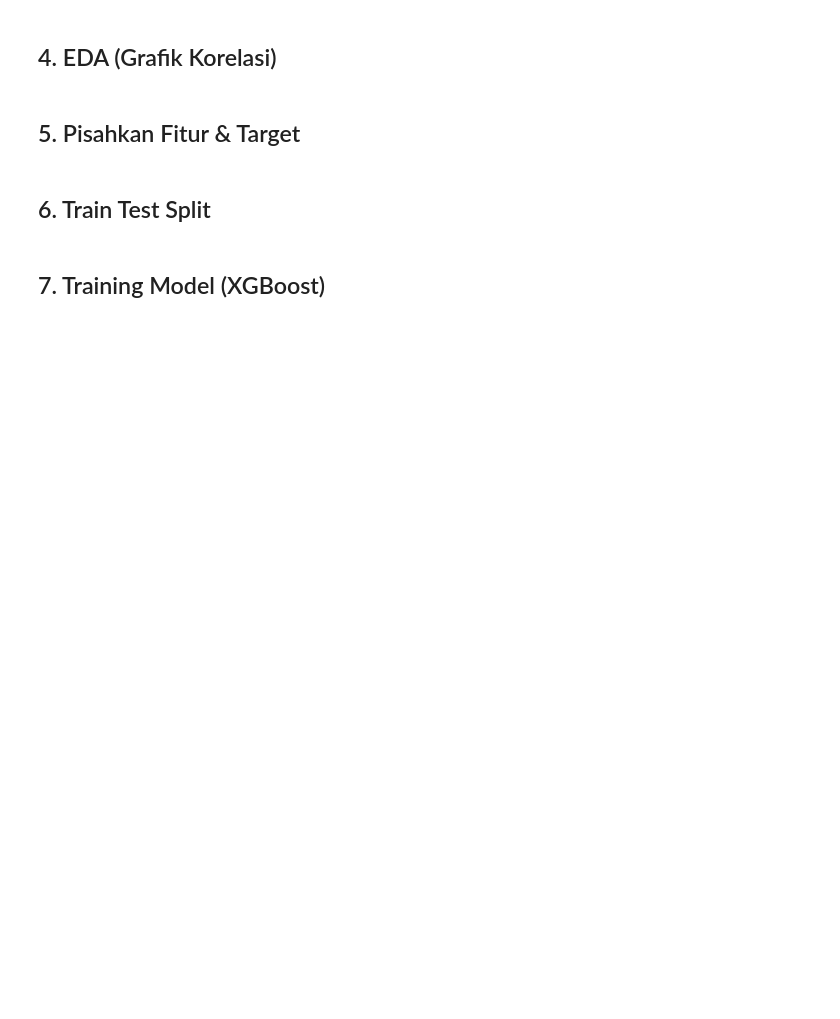
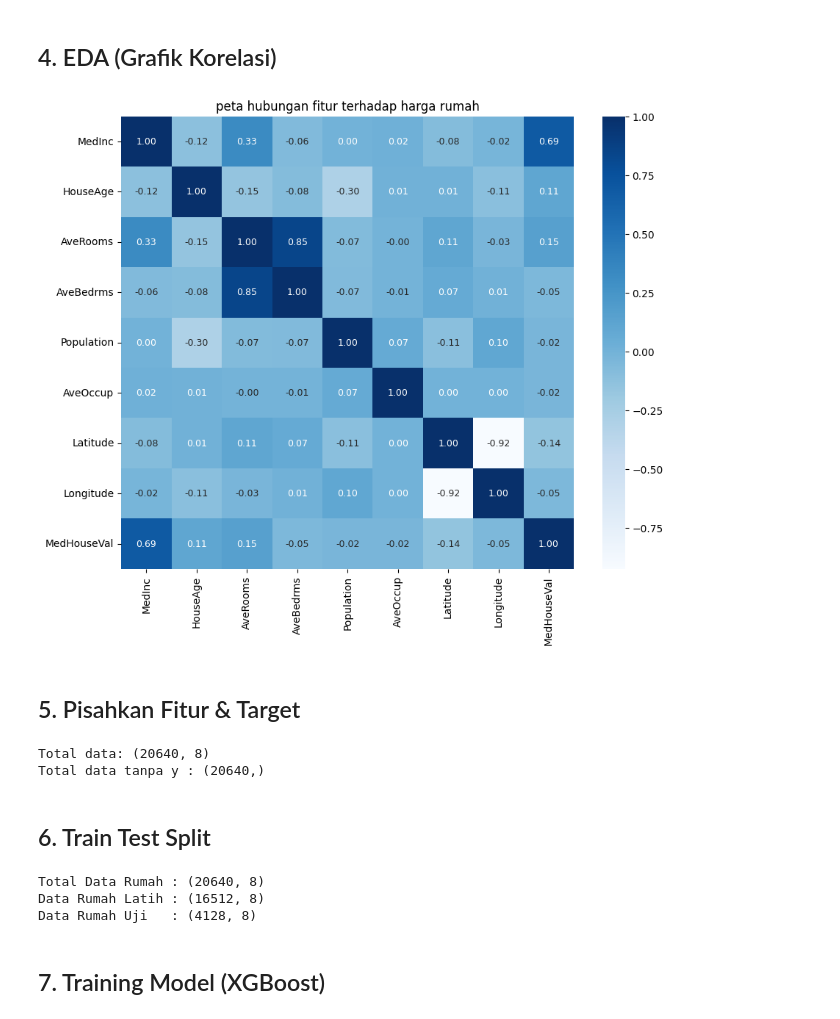
Before and after one commit to ardanrizky/machine-learning-playground, a Jupyter notebook: house-price-prediction/california_housing_prediction.ipynb, the cells around one changed output. Saved outputs shown, nothing was run; the diff lists cells and outputs as text; code cells hidden in the pictures; blank space fills up the shorter version.

Commit message:
docs: preserve cell outputs, tables, and plots with concise Indonesian headers in notebook

```diff
--- a/house-price-prediction/california_housing_prediction.ipynb
+++ b/house-price-prediction/california_housing_prediction.ipynb
@@ -26,29 +57,42 @@ print(data_housing.isnull().sum())
 # %% [markdown]
 ## 4. EDA (Grafik Korelasi)
 # %%
+#membuta grafik korelasi antar kolom
 korelasi = data_housing.corr()
 
 plt.figure(figsize=(10, 8))
-sns.heatmap(korelasi, cbar=True, square=True, fmt='.2f', annot=True, annot_kws={'size': 9}, cmap='Blues')
-plt.title('Peta Korelasi Fitur terhadap Harga Rumah')
-plt.tight_layout()
+sns.heatmap(korelasi, cbar=True, square= True, fmt='.2f', annot=True, annot_kws= {'size': 9}, cmap='Blues')
+plt.title("peta hubungan fitur terhadap harga rumah")
 plt.show()
+# %% [output]
+[figure, added]
 # %% [markdown]
 ## 5. Pisahkan Fitur & Target
 # %%
+#memisaihkan kolom target
 X = data_housing.drop(columns='MedHouseVal', axis=1)
+
+#menampilkan selain target
 y = data_housing['MedHouseVal']
 
-print('Total data X:', X.shape)
-print('Total data y:', y.shape)
+print("Total data:", X.shape)
+print("Total data tanpa y :", y.shape)
+# %% [output]
+Total data: (20640, 8)
+Total data tanpa y : (20640,)
 # %% [markdown]
 ## 6. Train Test Split
 # %%
-X_train, X_test, y_train, y_test = train_test_split(X, y, test_size=0.2, random_state=2)
+#membagi data latih dan uji
+X_train,X_test,y_train,y_test = train_test_split(X,y, test_size=0.2, random_state=2)
 
-print('Total Data :', X.shape[0])
-print('Data Latih :', X_train.shape[0])
-print('Data Uji   :', X_test.shape[0])
+print("Total Data Rumah :", X.shape)
+print("Data Rumah Latih :", X_train.shape)
+print("Data Rumah Uji   :", X_test.shape)
+# %% [output]
+Total Data Rumah : (20640, 8)
+Data Rumah Latih : (16512, 8)
+Data Rumah Uji   : (4128, 8)
 # %% [markdown]
 ## 7. Training Model (XGBoost)
 # %%
```
Also changed, not shown: parts of 10 cells of this notebook.
